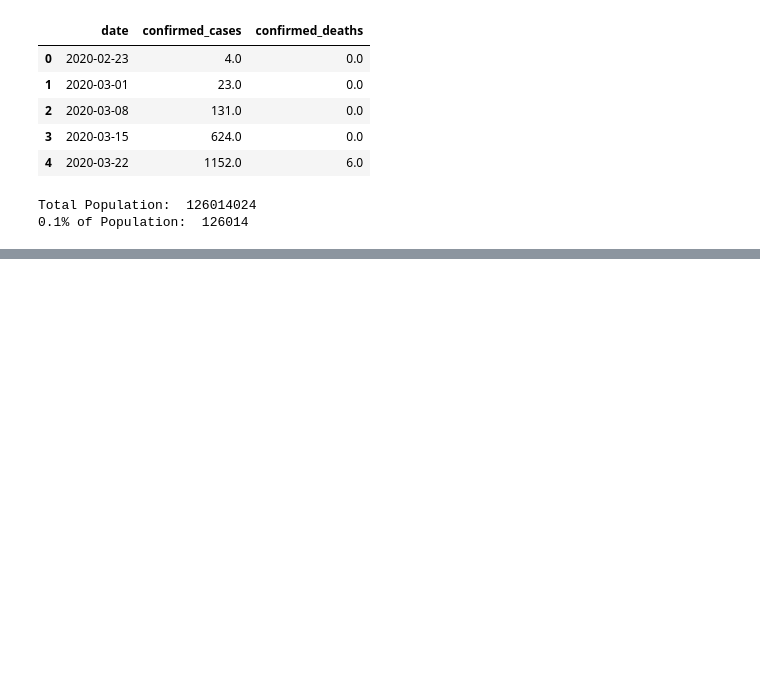
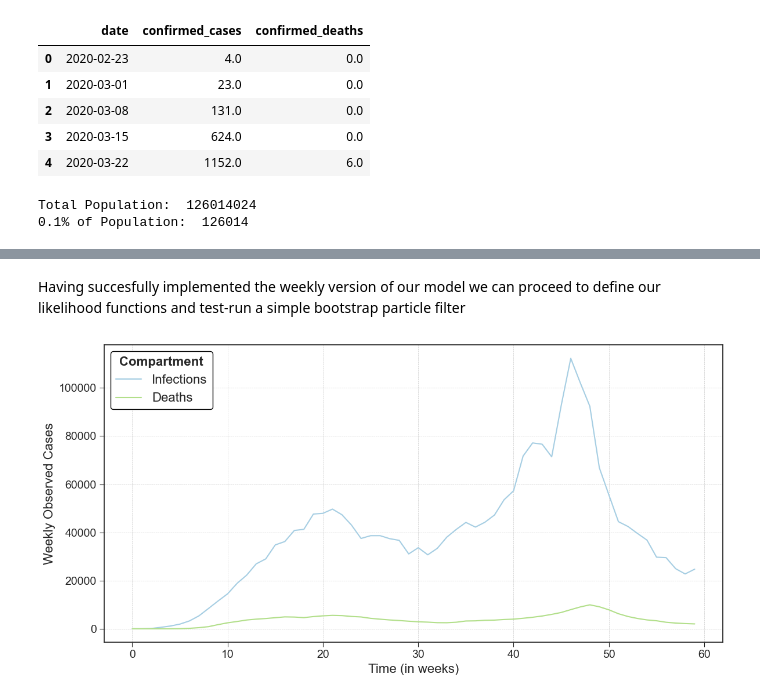
Before and after one commit to rosastreg/Undergrad_AM_Thesis, a Jupyter notebook: Notebooks/Model.ipynb, the cells around one changed output, grey strips where cells are left out. Cells and saved outputs as stored; diff of their text form; code cells hidden in the pictures; blank space fills up the shorter version.

```diff
--- a/Notebooks/Model.ipynb
+++ b/Notebooks/Model.ipynb
@@ -205,0 +210,36 @@ plt.show()
+# %% [markdown]
+Having succesfully implemented the weekly version of our model we can proceed to define our likelihood functions and test-run a simple bootstrap particle filter
+# %%
+# Define subset of data to run the algorithm
+T = 60
+YO = weekly_covid_df['confirmed_cases'].values[:T]
+YD = weekly_covid_df['confirmed_deaths'].values[:T]
+
+plt.figure(figsize=(12,6))
+plt.style.use('seaborn-v0_8-ticks')
+colors = sns.color_palette('Paired')
+
+plt.plot(np.arange(YO.shape[0]), YO, color=colors[0], label='Infections')
+plt.plot(np.arange(YD.shape[0]), YD, color=colors[2], label='Deaths')
+
+
+plt.legend(
+    loc='upper left',
+    fontsize=16,
+    title='Compartment',
+    title_fontproperties={'weight': 'bold', 'size': 16},
+    frameon=True,
+    fancybox=True,
+    framealpha=1,
+    edgecolor='black',
+    facecolor='white')
+
+plt.grid(visible=True, linestyle='--', linewidth=0.5)
+plt.xlabel('Time (in weeks)', fontsize=16)
+plt.ylabel('Weekly Observed Cases', fontsize=16)
+plt.tick_params(axis='both', which='major', labelsize=14)
+plt.grid(visible=True, linestyle='--', linewidth=0.5)
+plt.tight_layout()
+plt.show()
+# %% [output]
+[figure, added]
```
Also changed, not shown: parts of 13 cells of this notebook.
